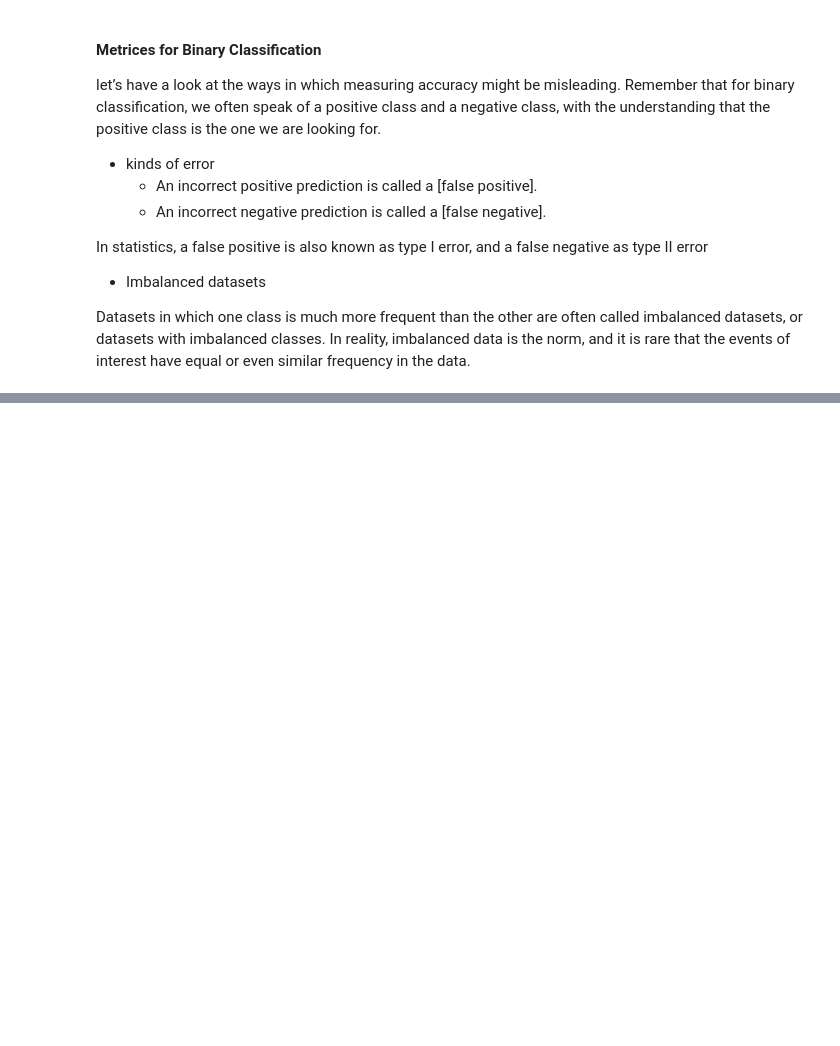
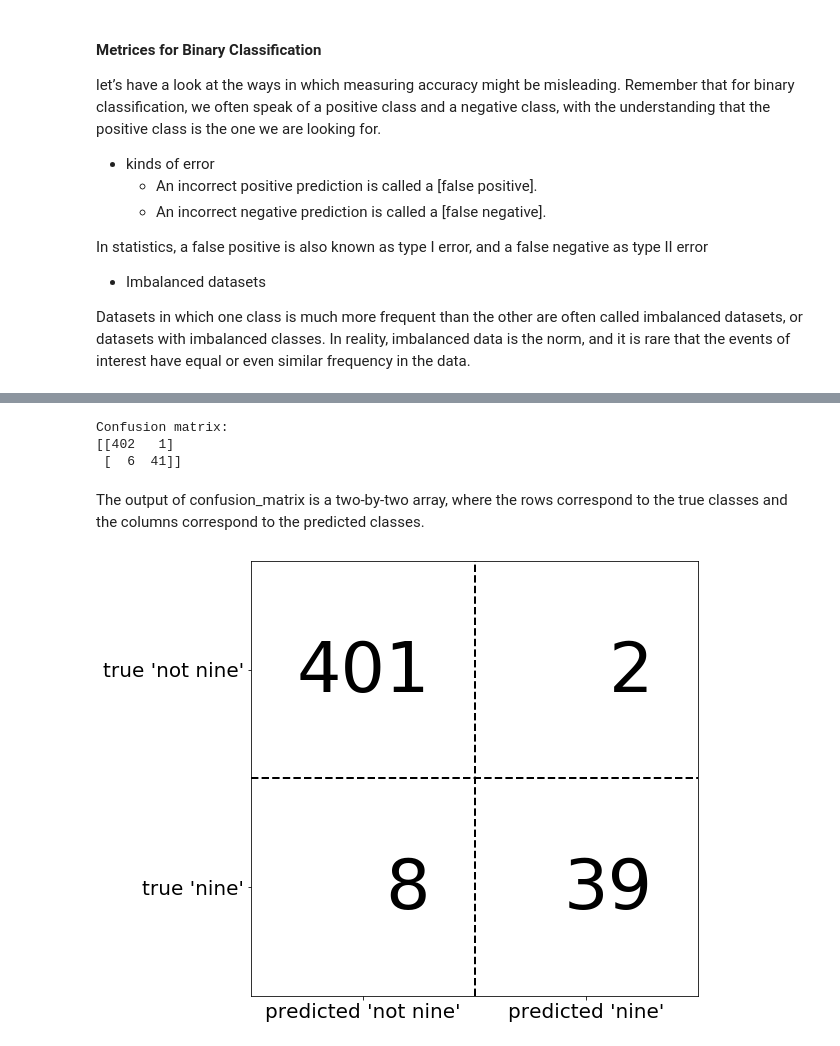
Before and after one commit to AyaElghannam/Books, a Jupyter notebook: Introduction to Machine Learning with Python - A Guide for Data Scientists 2017/Introduction to Machine Learning with Python CH5.ipynb, the cells around one changed output, grey strips where cells are left out. Drawn from its saved outputs; the diff is of its cells as text; code cells hidden in the pictures; blank space fills up the shorter version.

```diff
--- a/Introduction to Machine Learning with Python - A Guide for Data Scientists 2017/Introduction to Machine Learning with Python CH5.ipynb
+++ b/Introduction to Machine Learning with Python - A Guide for Data Scientists 2017/Introduction to Machine Learning with Python CH5.ipynb
@@ -592,0 +647,15 @@ data.
+# %%
+from sklearn.metrics import confusion_matrix
+
+confusion = confusion_matrix(y_test, pred_logreg)
+print("Confusion matrix:\n{}".format(confusion))
+# %% [output]
+Confusion matrix:
+[[402   1]
+ [  6  41]]
+# %% [markdown]
+The output of confusion_matrix is a two-by-two array, where the rows correspond to the true classes and the columns correspond to the predicted classes.
+# %%
+mglearn.plots.plot_confusion_matrix_illustration()
+# %% [output]
+[figure, added]
```
Also changed, not shown: parts of 50 cells of this notebook, 1 other file.
